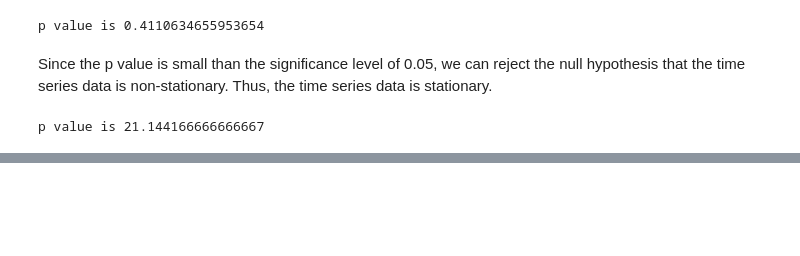
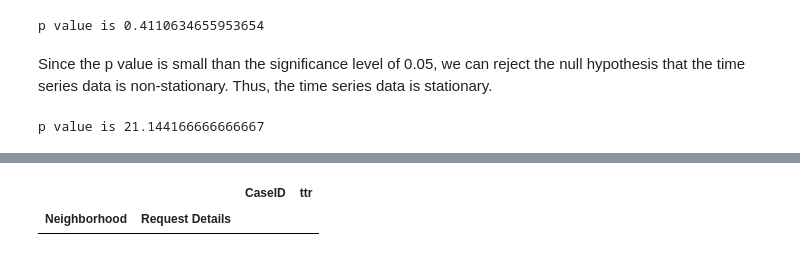
Before and after one commit to dmhliu/DS-Unit-2-Build-dmhliu, a Jupyter notebook: build2.ipynb, the cells around one changed output, grey strips where cells are left out. Drawn from its saved outputs; the diff is of its cells as text; code cells hidden in the pictures; blank space fills up the shorter version.

```diff
--- a/build2.ipynb
+++ b/build2.ipynb
@@ -867,3 +903,15 @@ stepin = widgets.SelectionSlider(
     orientation='horizontal',
     readout=True
 )
+# %%
+## view some neighborhood stats
+#wrangler.working.groupby(by=['case_year','Neighborhood','Request Type'])[['CaseID','ttr']].agg({'CaseID': 'count','ttr': lambda x: x.mean()})
+ttr_by_neighborhood  = wrangler.working.groupby(by=['Neighborhood','Request Details'])[['CaseID','ttr']].agg({'CaseID': 'count','ttr': lambda x: x.mean()})
+poop2 = ttr_by_neighborhood.index.get_level_values('Request Details').str.contains('Human', case=False)
+med_waste = ttr_by_neighborhood.index.get_level_values('Request Details') == 'Medical Waste'
+
+ttr_by_neighborhood[poop2]
+ttr_by_neighborhood[med_waste]
+# %% [output]
+|  |  | CaseID | ttr |
+| Neighborhood | Request Details |  |  |
```
Also changed, not shown: parts of 7 cells of this notebook.
